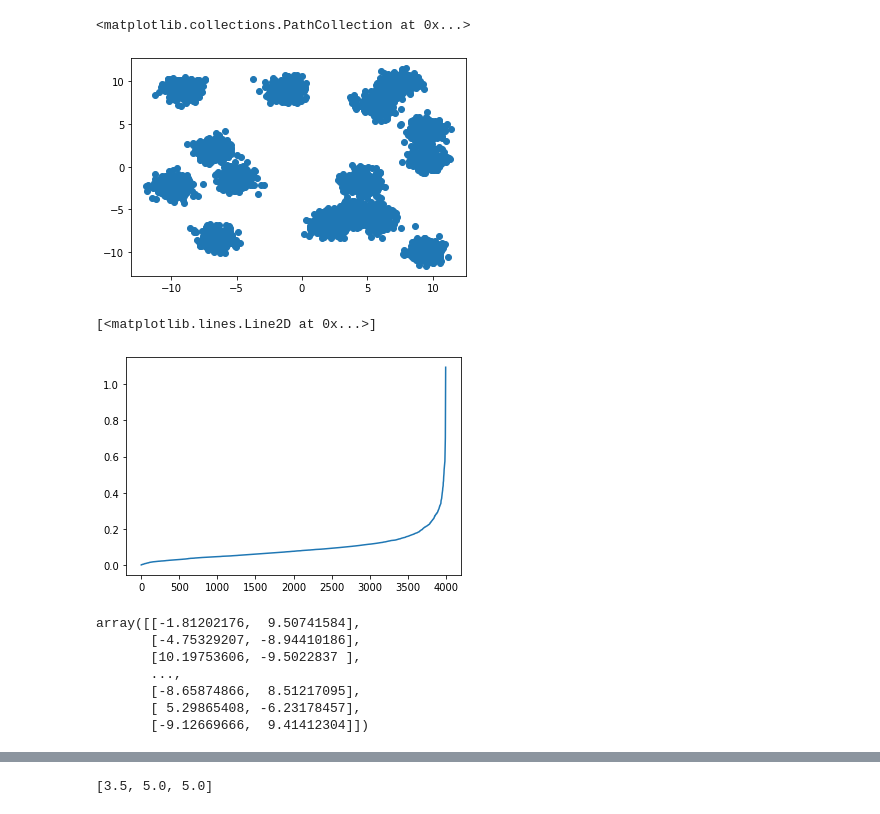
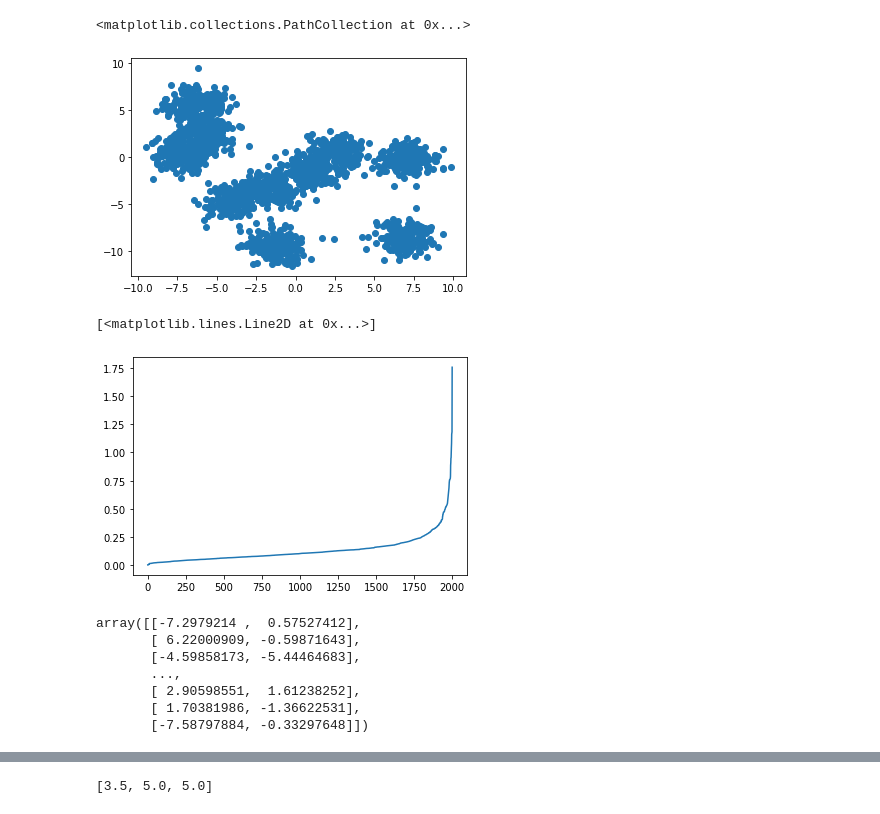
Before and after one commit to aliqasemi/NewClusterAlgorithm, a Jupyter notebook: DensityBaseCluster.ipynb, the cells around one changed output, grey strips where cells are left out. Saved outputs shown, nothing was run; the diff lists cells and outputs as text; code cells hidden in the pictures.

```diff
--- a/DensityBaseCluster.ipynb
+++ b/DensityBaseCluster.ipynb
@@ -10,18 +10,18 @@ from matplotlib import pyplot as plt
 import seaborn as sns
 # %%
 # X, y = make_blobs(n_samples=1000, centers=20, cluster_std=0.5, random_state=10)
-X, y = make_blobs(n_samples=4000, centers=15, cluster_std=0.70, random_state=4)
+X, y = make_blobs(n_samples=2000, centers=10, cluster_std=0.90, random_state=2)
 # X, y = make_moons(n_samples=1000, noise=0.1)
 plt.scatter(X[:, 0], X[:, 1])
 # %% [output]
 <matplotlib.collections.PathCollection at 0x...>
-[figure, old version]
+[figure, new version]
 # %%
 colors = ['royalblue', 'maroon', 'forestgreen', 'mediumorchid', 'tan', 'deeppink', 'olive', 'goldenrod', 'lightcyan',
           'navy', 'red', 'blue', 'green']
 vectorizer = np.vectorize(lambda x: colors[x % len(colors)])
 # %%
-neigh = NearestNeighbors(n_neighbors=20)
+neigh = NearestNeighbors(n_neighbors=10)
 nbrs = neigh.fit(X)
 distances, indices = nbrs.kneighbors(X)
 distances = np.sort(distances, axis=0)
@@ -29,17 +29,17 @@ distances = distances[:, 1]
 plt.plot(distances)
 # %% [output]
 [<matplotlib.lines.Line2D at 0x...>]
-[figure, old version]
+[figure, new version]
 # %%
 X
 # %% [output]
-array([[-1.81202176,  9.50741584],
-       [-4.75329207, -8.94410186],
-       [10.19753606, -9.5022837 ],
+array([[-7.2979214 ,  0.57527412],
+       [ 6.22000909, -0.59871643],
+       [-4.59858173, -5.44464683],
        ...,
-       [-8.65874866,  8.51217095],
-       [ 5.29865408, -6.23178457],
-       [-9.12669666,  9.41412304]])
+       [ 2.90598551,  1.61238252],
+       [ 1.70381986, -1.36622531],
+       [-7.58797884, -0.33297648]])
 # %%
 distances
 # %% [output]
```
Also changed, not shown: parts of 22 cells of this notebook.
